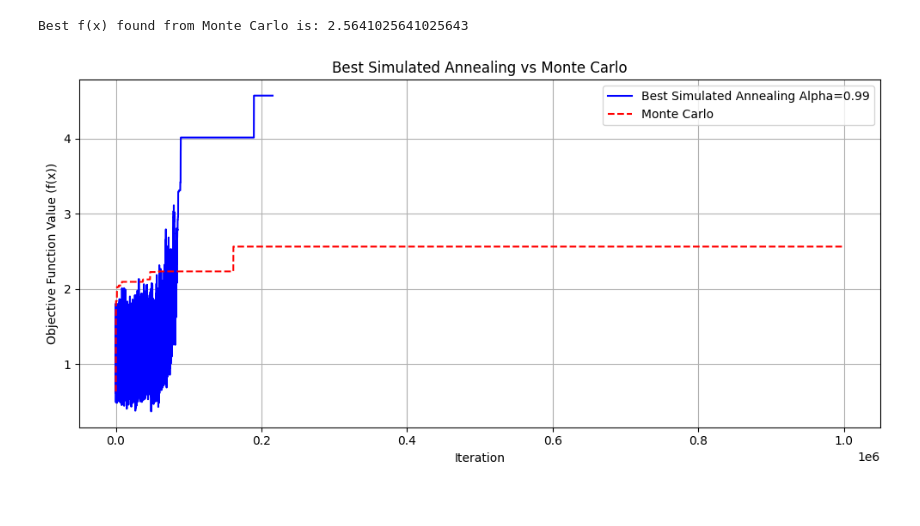
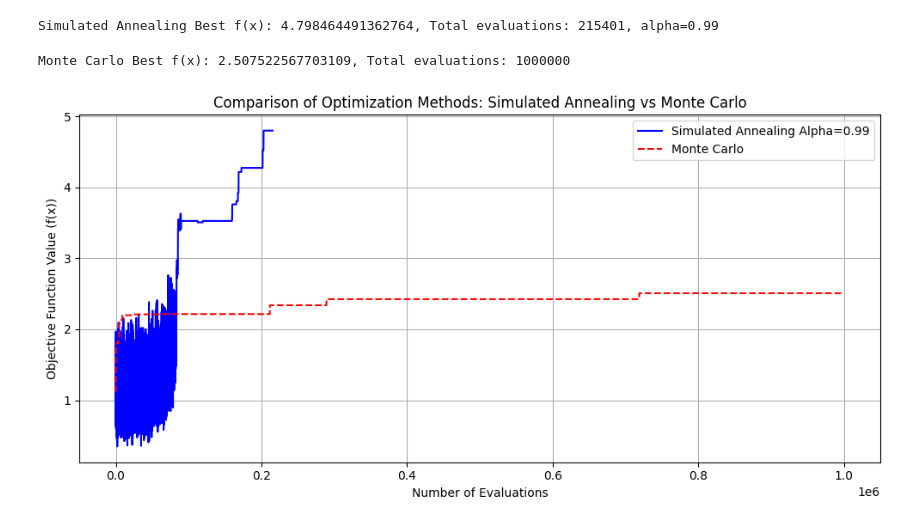
Before and after one commit to maliabramovitch/Introduction-to-Computational-ntelligence-HW, a Jupyter notebook: 01/HW01-solution notebook.ipynb, the cells around one changed output. Saved outputs shown, nothing was run; the diff lists cells and outputs as text; code cells hidden in the pictures.

Commit message:
fix the code printing results

```diff
--- a/01/HW01-solution notebook.ipynb
+++ b/01/HW01-solution notebook.ipynb
@@ -120,30 +118,35 @@ print(f"Simulated Annealing Best f(x): {max_fbest}, Total evaluations: {max_fite
+# %%
+print(f"Simulated Annealing Best f(x): {max_fbest}, Total evaluations: {max_fiteration}, alpha={alpha}")
+# %% [output]
+Simulated Annealing Best f(x): 4.798464491362764, Total evaluations: 215401, alpha=0.99
 # %%
 fmax_mc, xmax_mc, f_history_mc = monte_carlo(n, evals, SwedishPump)
-print(f"Monte Carlo Best f(x): {fmax_mc:.4f}, Total evaluations: {evals}")
-# %% [output]
-Best f(x) found from Monte Carlo is: 2.5641025641025643
+# %%
+print(f"Monte Carlo Best f(x): {fmax_mc}, Total evaluations: {evals}")
+# %% [output]
+Monte Carlo Best f(x): 2.507522567703109, Total evaluations: 1000000
 # %%
 """
 @author: ChatGPT
 """
 fig, ax = plt.subplots(figsize=(10, 5))
 
 # Use evaluations as the x-axis
-sa_iterations = np.linspace(1, evals, len(max_history))
-mc_iterations = np.linspace(1, evals, len(f_history_mc))
+sa_iterations = np.linspace(1, len(max_history), len(max_history))
+mc_iterations = np.linspace(1, evals,evals)
 
 ax.plot(sa_iterations, max_history, label=f"Simulated Annealing Alpha={alpha}", color='b')
 ax.plot(mc_iterations, f_history_mc, label='Monte Carlo', linestyle='--', color='r')
 
 ax.set_title("Comparison of Optimization Methods: Simulated Annealing vs Monte Carlo")
 ax.set_xlabel("Number of Evaluations")
 ax.set_ylabel("Objective Function Value (f(x))")
 ax.legend()
 ax.grid(True)
 
 # Save and show the plot
 fig.savefig("plot_best_setting_vs_monte_carlo.png", dpi=300)
 plt.tight_layout()
 plt.show()
 # %% [output]
-[figure, old version]
+[figure, new version]
```
Also changed, not shown: parts of 1 cell of this notebook, 9 other files.
